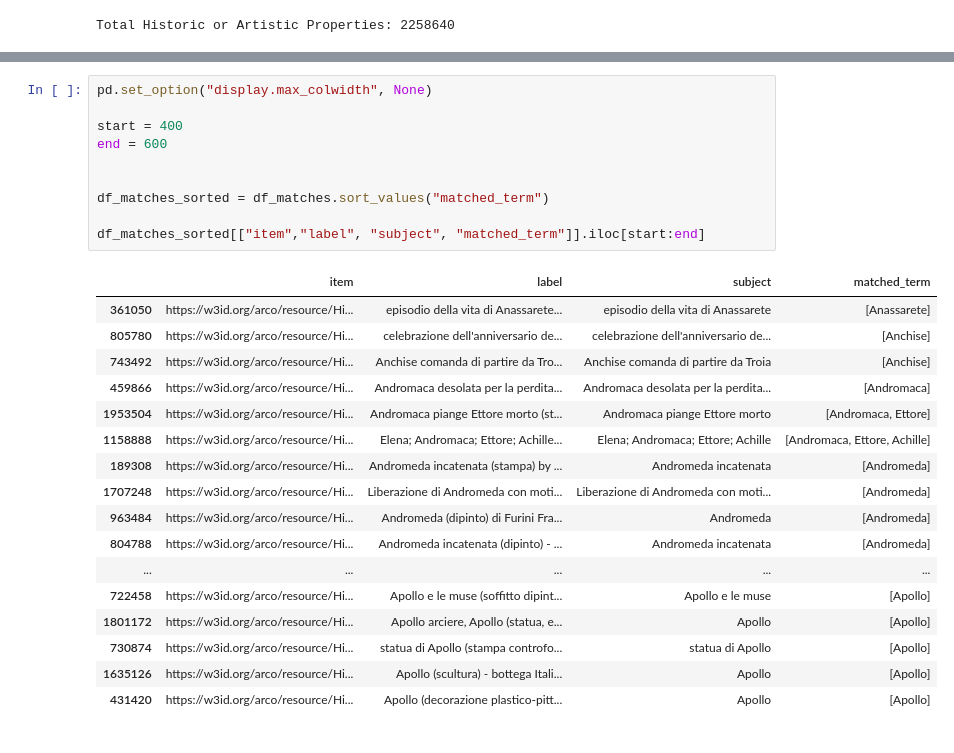
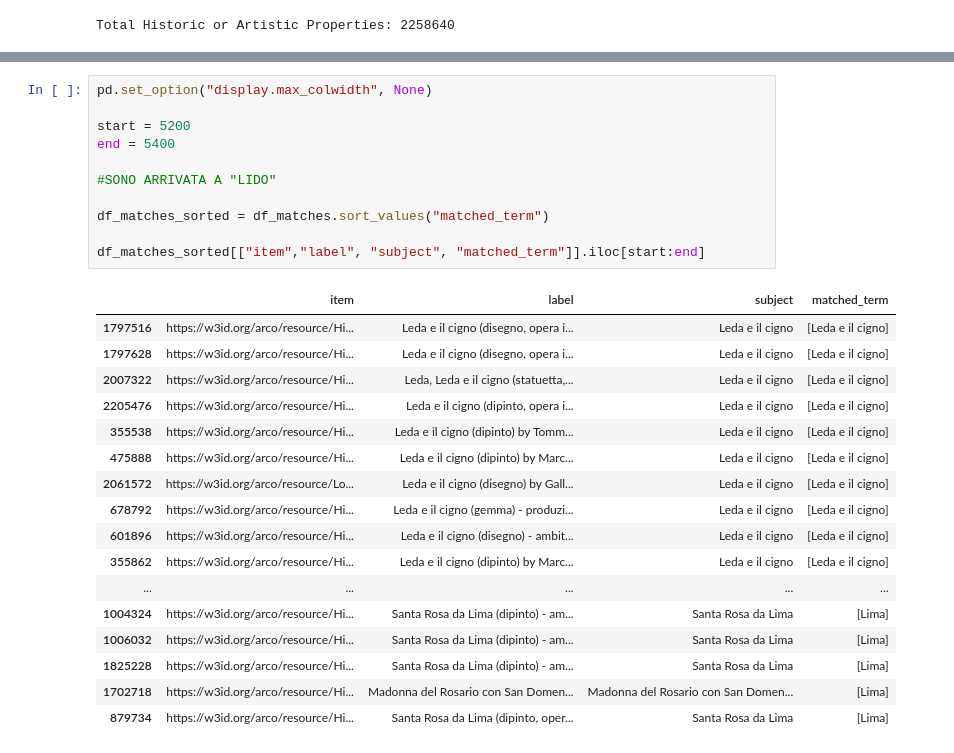
Before and after one commit to Info-Viz/DataNymphs, a Jupyter notebook: opere_mitologiche_ArCo.ipynb, the cells around one changed output, grey strips where cells are left out. Saved outputs shown, nothing was run; the diff lists cells and outputs as text.

```diff
--- a/opere_mitologiche_ArCo.ipynb
+++ b/opere_mitologiche_ArCo.ipynb
@@ -233,28 +253,29 @@ Beni con match mitologico: 12475
 # %%
 pd.set_option("display.max_colwidth", None)
 
-start = 400
-end = 600
+start = 5200
+end = 5400
 
+#SONO ARRIVATA A "LIDO"
 
 df_matches_sorted = df_matches.sort_values("matched_term")
 
 df_matches_sorted[["item","label", "subject", "matched_term"]].iloc[start:end]
 # %% [output]
 |  | item | label | subject | matched_term |
-| 361050 | https://w3id.org/arco/resource/Hi... | episodio della vita di Anassarete... | episodio della vita di Anassarete | [Anassarete] |
-| 805780 | https://w3id.org/arco/resource/Hi... | celebrazione dell'anniversario de... | celebrazione dell'anniversario de... | [Anchise] |
-| 743492 | https://w3id.org/arco/resource/Hi... | Anchise comanda di partire da Tro... | Anchise comanda di partire da Troia | [Anchise] |
-| 459866 | https://w3id.org/arco/resource/Hi... | Andromaca desolata per la perdita... | Andromaca desolata per la perdita... | [Andromaca] |
-| 1953504 | https://w3id.org/arco/resource/Hi... | Andromaca piange Ettore morto (st... | Andromaca piange Ettore morto | [Andromaca, Ettore] |
-| 1158888 | https://w3id.org/arco/resource/Hi... | Elena; Andromaca; Ettore; Achille... | Elena; Andromaca; Ettore; Achille | [Andromaca, Ettore, Achille] |
-| 189308 | https://w3id.org/arco/resource/Hi... | Andromeda incatenata (stampa) by ... | Andromeda incatenata | [Andromeda] |
-| 1707248 | https://w3id.org/arco/resource/Hi... | Liberazione di Andromeda con moti... | Liberazione di Andromeda con moti... | [Andromeda] |
-| 963484 | https://w3id.org/arco/resource/Hi... | Andromeda (dipinto) di Furini Fra... | Andromeda | [Andromeda] |
-| 804788 | https://w3id.org/arco/resource/Hi... | Andromeda incatenata (dipinto) - ... | Andromeda incatenata | [Andromeda] |
+| 1797516 | https://w3id.org/arco/resource/Hi... | Leda e il cigno (disegno, opera i... | Leda e il cigno | [Leda e il cigno] |
+| 1797628 | https://w3id.org/arco/resource/Hi... | Leda e il cigno (disegno, opera i... | Leda e il cigno | [Leda e il cigno] |
+| 2007322 | https://w3id.org/arco/resource/Hi... | Leda, Leda e il cigno (statuetta,... | Leda e il cigno | [Leda e il cigno] |
+| 2205476 | https://w3id.org/arco/resource/Hi... | Leda e il cigno (dipinto, opera i... | Leda e il cigno | [Leda e il cigno] |
+| 355538 | https://w3id.org/arco/resource/Hi... | Leda e il cigno (dipinto) by Tomm... | Leda e il cigno | [Leda e il cigno] |
+| 475888 | https://w3id.org/arco/resource/Hi... | Leda e il cigno (dipinto) by Marc... | Leda e il cigno | [Leda e il cigno] |
+| 2061572 | https://w3id.org/arco/resource/Lo... | Leda e il cigno (disegno) by Gall... | Leda e il cigno | [Leda e il cigno] |
+| 678792 | https://w3id.org/arco/resource/Hi... | Leda e il cigno (gemma) - produzi... | Leda e il cigno | [Leda e il cigno] |
+| 601896 | https://w3id.org/arco/resource/Hi... | Leda e il cigno (disegno) - ambit... | Leda e il cigno | [Leda e il cigno] |
+| 355862 | https://w3id.org/arco/resource/Hi... | Leda e il cigno (dipinto) by Marc... | Leda e il cigno | [Leda e il cigno] |
 | ... | ... | ... | ... | ... |
-| 722458 | https://w3id.org/arco/resource/Hi... | Apollo e le muse (soffitto dipint... | Apollo e le muse | [Apollo] |
-| 1801172 | https://w3id.org/arco/resource/Hi... | Apollo arciere, Apollo (statua, e... | Apollo | [Apollo] |
-| 730874 | https://w3id.org/arco/resource/Hi... | statua di Apollo (stampa controfo... | statua di Apollo | [Apollo] |
-| 1635126 | https://w3id.org/arco/resource/Hi... | Apollo (scultura) - bottega Itali... | Apollo | [Apollo] |
-| 431420 | https://w3id.org/arco/resource/Hi... | Apollo (decorazione plastico-pitt... | Apollo | [Apollo] |
+| 1004324 | https://w3id.org/arco/resource/Hi... | Santa Rosa da Lima (dipinto) - am... | Santa Rosa da Lima | [Lima] |
+| 1006032 | https://w3id.org/arco/resource/Hi... | Santa Rosa da Lima (dipinto) - am... | Santa Rosa da Lima | [Lima] |
+| 1825228 | https://w3id.org/arco/resource/Hi... | Santa Rosa da Lima (dipinto) - am... | Santa Rosa da Lima | [Lima] |
+| 1702718 | https://w3id.org/arco/resource/Hi... | Madonna del Rosario con San Domen... | Madonna del Rosario con San Domen... | [Lima] |
+| 879734 | https://w3id.org/arco/resource/Hi... | Santa Rosa da Lima (dipinto, oper... | Santa Rosa da Lima | [Lima] |
```
Also changed, not shown: parts of 6 cells of this notebook, 3 other files.
